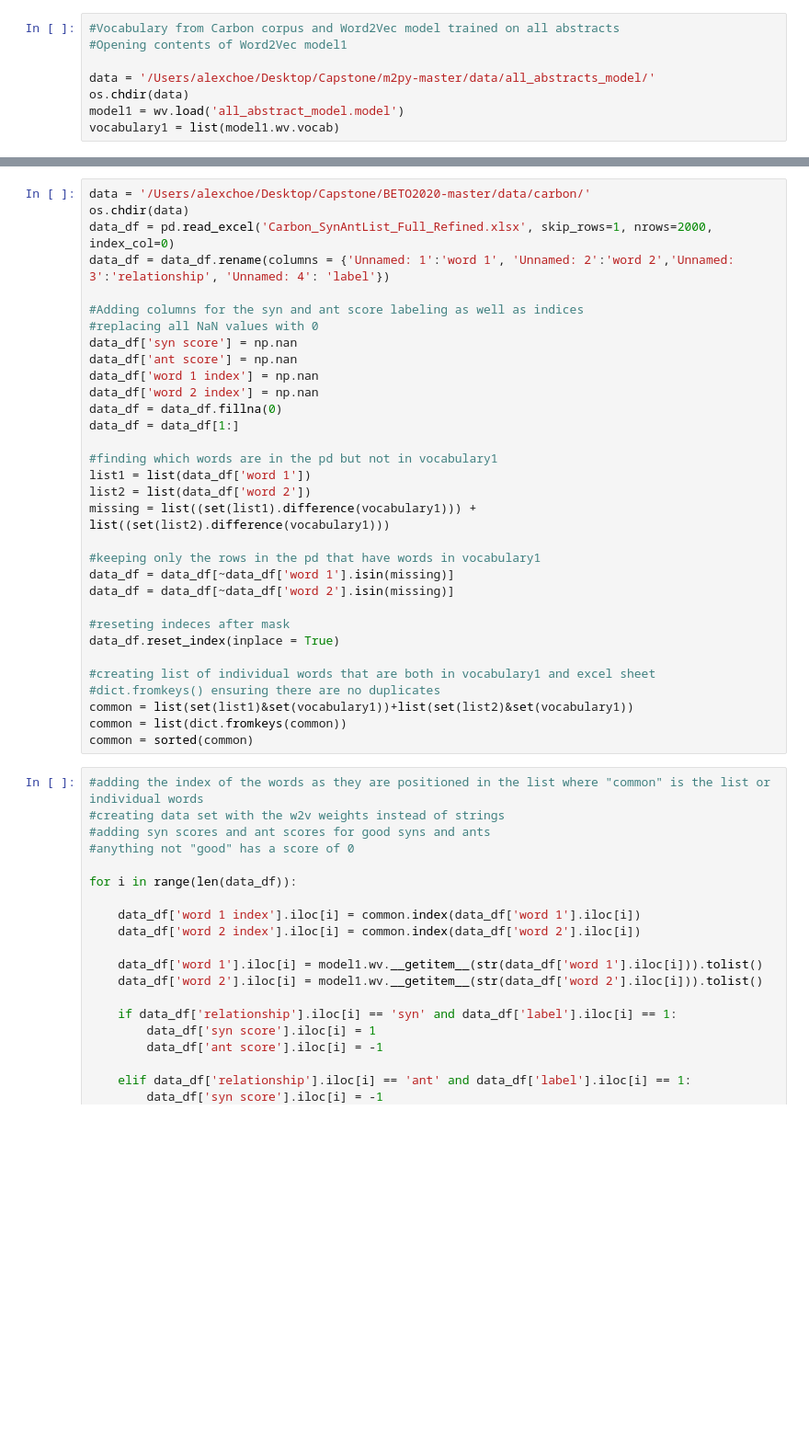
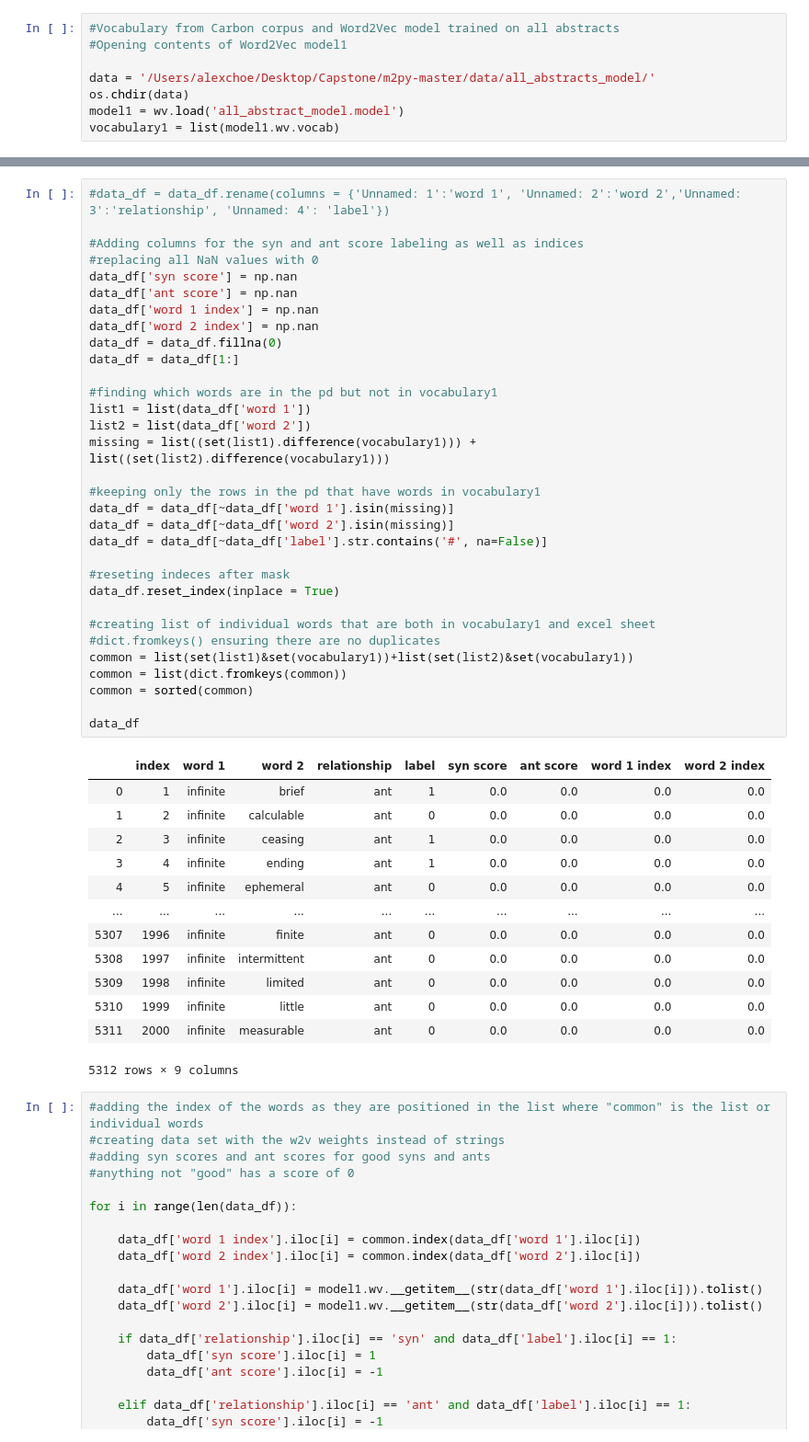
Before and after one commit to choe-alex/BETO2020, a Jupyter notebook: ipynb/Phase_I_and_II_NN_2.ipynb, the cells around one changed output, grey strips where cells are left out. Shown at 92% size. Drawn from its saved outputs; the diff is of its cells as text; blank space fills up the shorter version.

```diff
--- a/ipynb/Phase_I_and_II_NN_2.ipynb
+++ b/ipynb/Phase_I_and_II_NN_2.ipynb
@@ -27,35 +47,49 @@ vocabulary1 = list(model1.wv.vocab)
 # %%
-data = '/Users/alexchoe/Desktop/Capstone/BETO2020-master/data/carbon/'
-os.chdir(data)
-data_df = pd.read_excel('Carbon_SynAntList_Full_Refined.xlsx', skip_rows=1, nrows=2000, index_col=0)
-data_df = data_df.rename(columns = {'Unnamed: 1':'word 1', 'Unnamed: 2':'word 2','Unnamed: 3':'relationship', 'Unnamed: 4': 'label'})
+#data_df = data_df.rename(columns = {'Unnamed: 1':'word 1', 'Unnamed: 2':'word 2','Unnamed: 3':'relationship', 'Unnamed: 4': 'label'})
 
 #Adding columns for the syn and ant score labeling as well as indices
 #replacing all NaN values with 0
 data_df['syn score'] = np.nan
 data_df['ant score'] = np.nan
 data_df['word 1 index'] = np.nan
 data_df['word 2 index'] = np.nan
 data_df = data_df.fillna(0)
 data_df = data_df[1:]
 
 #finding which words are in the pd but not in vocabulary1
 list1 = list(data_df['word 1'])
 list2 = list(data_df['word 2'])
 missing = list((set(list1).difference(vocabulary1))) + list((set(list2).difference(vocabulary1)))
 
 #keeping only the rows in the pd that have words in vocabulary1
 data_df = data_df[~data_df['word 1'].isin(missing)]
 data_df = data_df[~data_df['word 2'].isin(missing)]
+data_df = data_df[~data_df['label'].str.contains('#', na=False)]
 
 #reseting indeces after mask
 data_df.reset_index(inplace = True)
 
 #creating list of individual words that are both in vocabulary1 and excel sheet
 #dict.fromkeys() ensuring there are no duplicates
 common = list(set(list1)&set(vocabulary1))+list(set(list2)&set(vocabulary1))
 common = list(dict.fromkeys(common))
 common = sorted(common)
+
+data_df
+# %% [output]
+|  | index | word 1 | word 2 | relationship | label | syn score | ant score | word 1 index | word 2 index |
+| 0 | 1 | infinite | brief | ant | 1 | 0.0 | 0.0 | 0.0 | 0.0 |
+| 1 | 2 | infinite | calculable | ant | 0 | 0.0 | 0.0 | 0.0 | 0.0 |
+| 2 | 3 | infinite | ceasing | ant | 1 | 0.0 | 0.0 | 0.0 | 0.0 |
+| 3 | 4 | infinite | ending | ant | 1 | 0.0 | 0.0 | 0.0 | 0.0 |
+| 4 | 5 | infinite | ephemeral | ant | 0 | 0.0 | 0.0 | 0.0 | 0.0 |
+| ... | ... | ... | ... | ... | ... | ... | ... | ... | ... |
+| 5307 | 1996 | infinite | finite | ant | 0 | 0.0 | 0.0 | 0.0 | 0.0 |
+| 5308 | 1997 | infinite | intermittent | ant | 0 | 0.0 | 0.0 | 0.0 | 0.0 |
+| 5309 | 1998 | infinite | limited | ant | 0 | 0.0 | 0.0 | 0.0 | 0.0 |
+| 5310 | 1999 | infinite | little | ant | 0 | 0.0 | 0.0 | 0.0 | 0.0 |
+| 5311 | 2000 | infinite | measurable | ant | 0 | 0.0 | 0.0 | 0.0 | 0.0 |
+5312 rows × 9 columns
 # %%
 #adding the index of the words as they are positioned in the list where "common" is the list or individual words
 #creating data set with the w2v weights instead of strings
```
Also changed, not shown: parts of 18 cells of this notebook.
